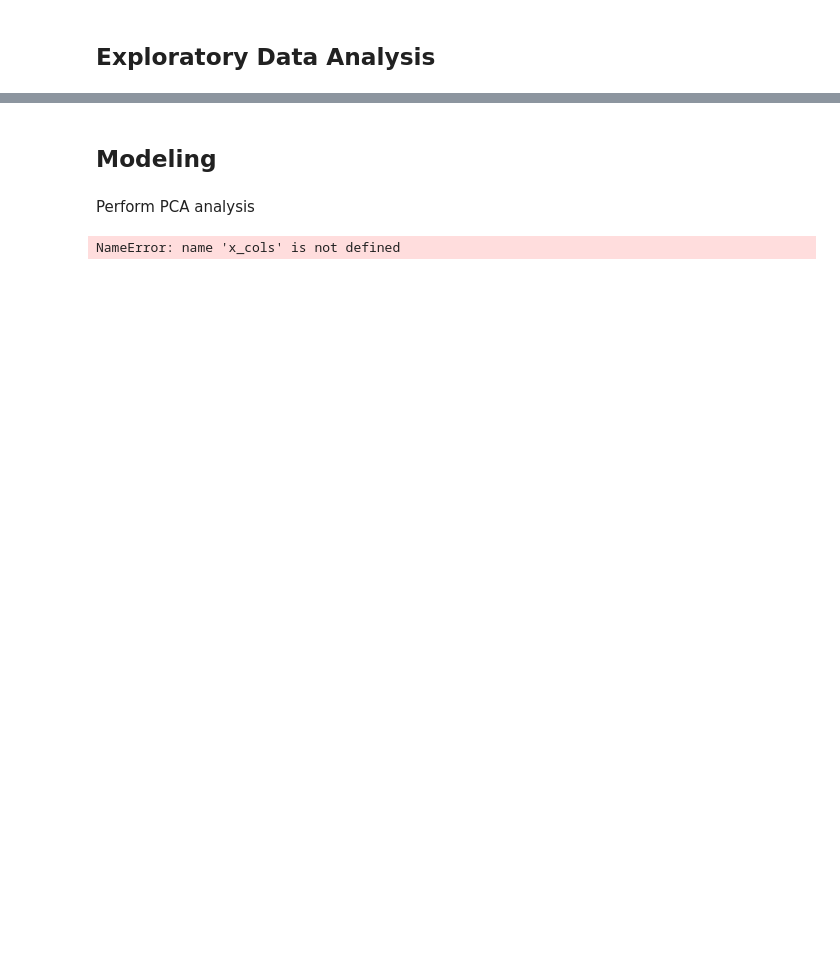
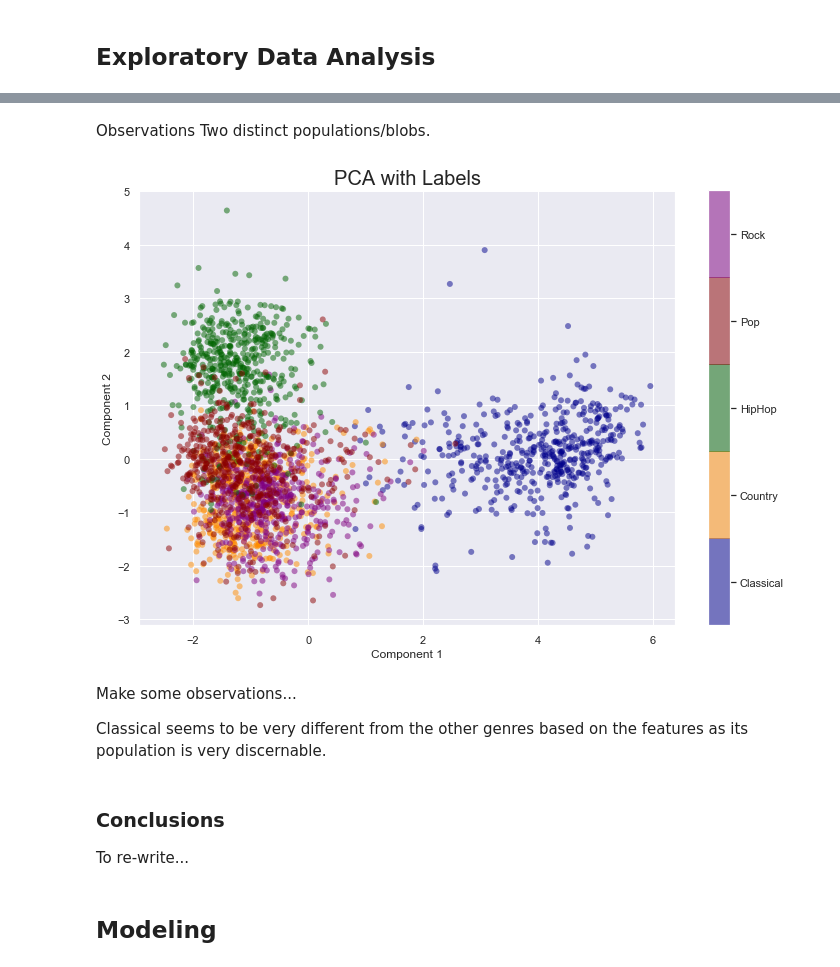
Before and after one commit to htalasan/Springboard, a Jupyter notebook: Capstone Project 1/Capstone Project 1 Notebook.ipynb, the cells around one changed output, grey strips where cells are left out. Saved outputs shown, nothing was run; the diff lists cells and outputs as text; code cells hidden in the pictures; blank space fills up the shorter version.

```diff
--- a/Capstone Project 1/Capstone Project 1 Notebook.ipynb
+++ b/Capstone Project 1/Capstone Project 1 Notebook.ipynb
@@ -314,15 +282,32 @@ The above hypothesis testing for each of the mentioned features suggest accordin
+# %% [markdown]
+Observations
+Two distinct populations/blobs.
+# %%
+# convert categories into numbers in order to plot
+df_pca['label_num'] = df_pca.label.cat.codes
+# %%
+c_map=ListedColormap(colors=['darkblue','darkorange','darkgreen','darkred','purple'])
+# %%
+# plot scatterplot of pca with labels
+fig = plt.figure(figsize=(12,8))
+plt.scatter(pca_features[:, 0], pca_features[:, 1],
+            c=df_pca.label_num, edgecolor='none', alpha=0.5,
+            cmap=c_map)
+plt.xlabel('Component 1')
+plt.ylabel('Component 2')
+cbar=plt.colorbar(ticks=[0.4,1.2,2.0,2.8,3.6])
+cbar.ax.set_yticklabels(['Classical','Country','HipHop','Pop','Rock'])
+plt.title('PCA with Labels', fontsize=20)
+plt.show()
+# %% [output]
+[figure, added]
+# %% [markdown]
+Make some observations...
+
+Classical seems to be very different from the other genres based on the features as its population is very discernable.
+# %% [markdown]
+### Conclusions
+
+To re-write...
 # %% [markdown]
 ## Modeling
-# %% [markdown]
-Perform PCA analysis
-# %%
-from sklearn.decomposition import PCA
-
-# combine two playlists
-
-# model
-pca = PCA()
-
-pca_features = pca.fit_transform(x_cols)
-# %% [output]
-NameError: name 'x_cols' is not defined
```
Also changed, not shown: parts of 80 cells of this notebook, 11 other files.
